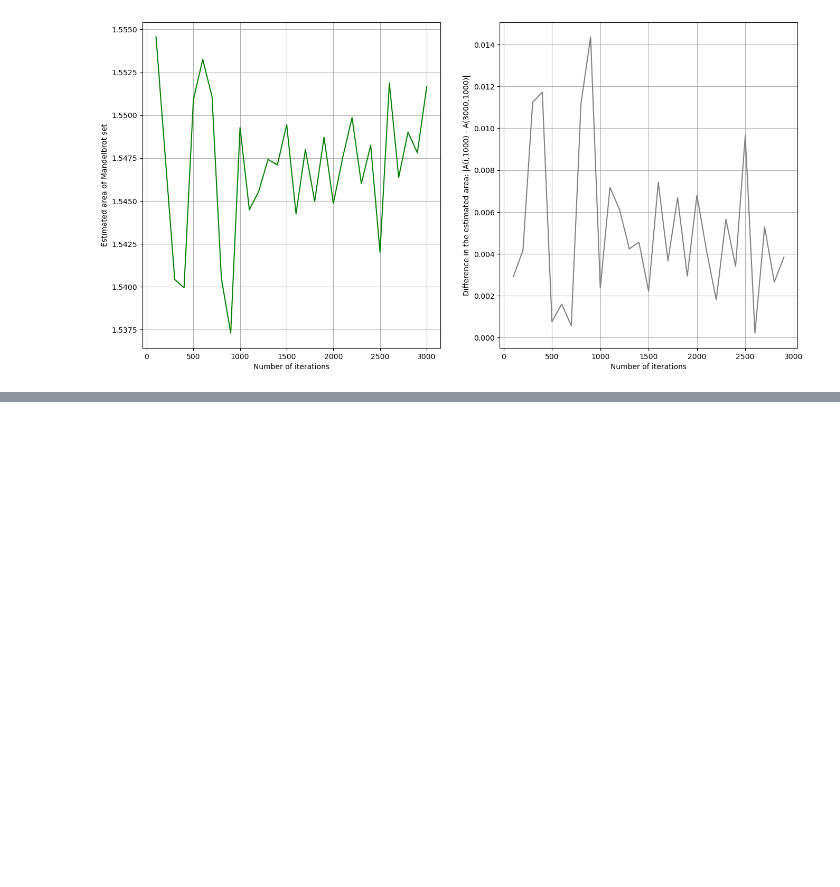
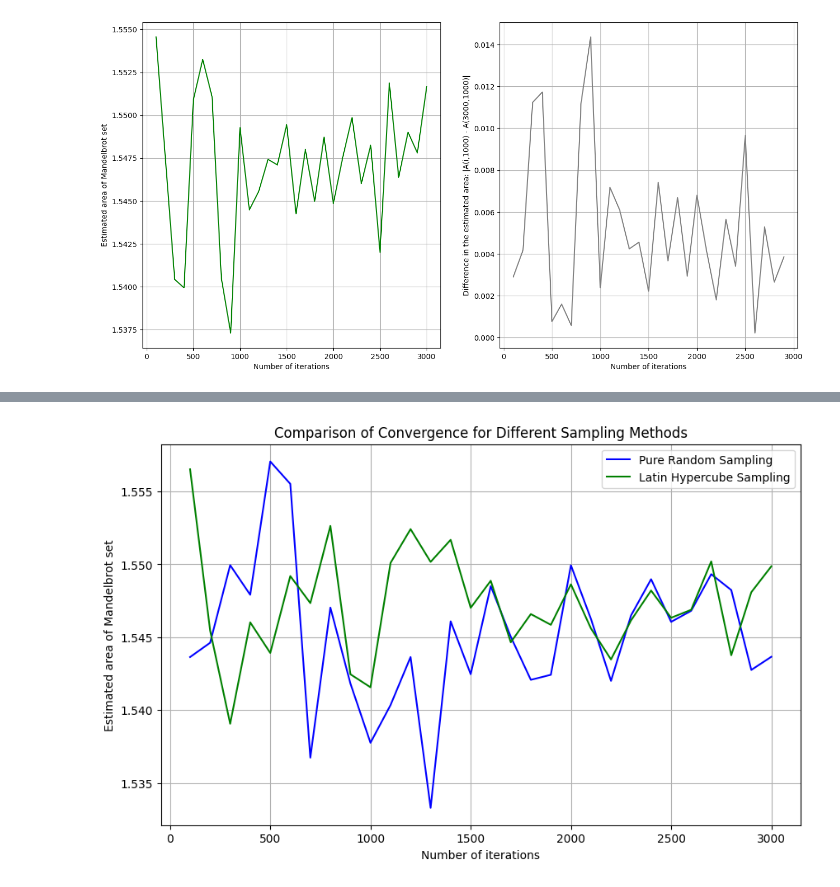
Before and after one commit to shaniasinha/stochastic-sim-a1, a Jupyter notebook: code.ipynb, the cells around one changed output, grey strips where cells are left out. Drawn from its saved outputs; the diff is of its cells as text; code cells hidden in the pictures; blank space fills up the shorter version.

```diff
--- a/code.ipynb
+++ b/code.ipynb
@@ -124,0 +224,30 @@ Text(0, 0.5, 'Difference in the estimated area: |A(i,1000) - A(3000,1000)|')
+# %%
+# Number of iterations to test
+number_of_iterations = np.array([100 * i for i in range(1, 31)])
+
+# Store results for each sampling method
+estimation_random = np.zeros(len(number_of_iterations))
+estimation_hypercube = np.zeros(len(number_of_iterations))
+estimation_sobol = np.zeros(len(number_of_iterations))
+
+for i in range(len(number_of_iterations)):
+    iterations = number_of_iterations[i]
+    estimation_random[i] = monte_carlo(iterations, 1000)  # Using pure random sampling
+    estimation_hypercube[i] = monte_carlo_hypercube(iterations, 1000)  # Using LHS
+    # estimation_sobol[i] = monte_carlo_sobol(iterations, 1000)  # Using Sobol sequence
+
+# Plot the results to compare convergence
+fig, ax = plt.subplots(figsize=(10, 6))
+
+ax.plot(number_of_iterations, estimation_random, label="Pure Random Sampling", color="blue")
+ax.plot(number_of_iterations, estimation_hypercube, label="Latin Hypercube Sampling", color="green")
+# ax.plot(number_of_iterations, estimation_sobol, label="Sobol Sequence Sampling", color="orange")
+
+ax.set_xlabel("Number of iterations")
+ax.set_ylabel("Estimated area of Mandelbrot set")
+ax.set_title("Comparison of Convergence for Different Sampling Methods")
+ax.legend()
+ax.grid(True)
+plt.show()
+# %% [output]
+[figure, added]
```
Also changed, not shown: parts of 11 cells of this notebook.
